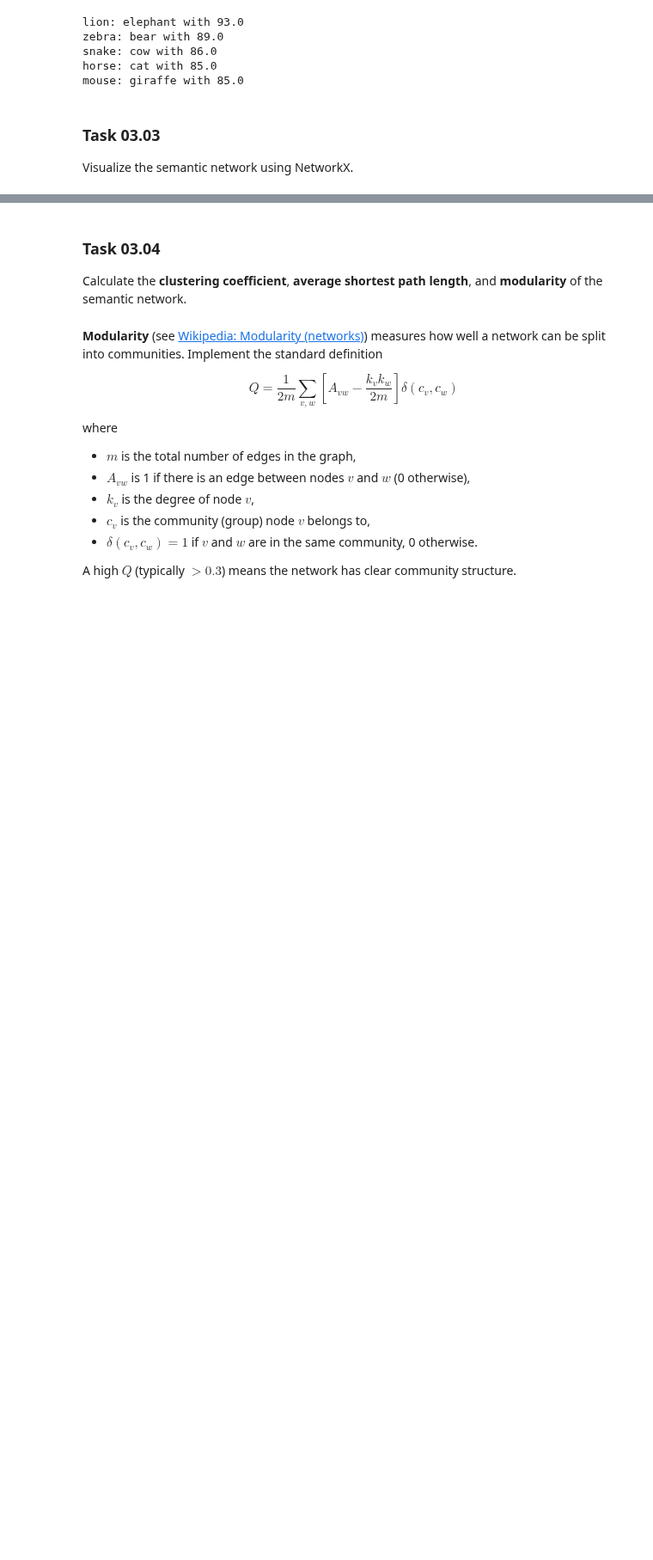
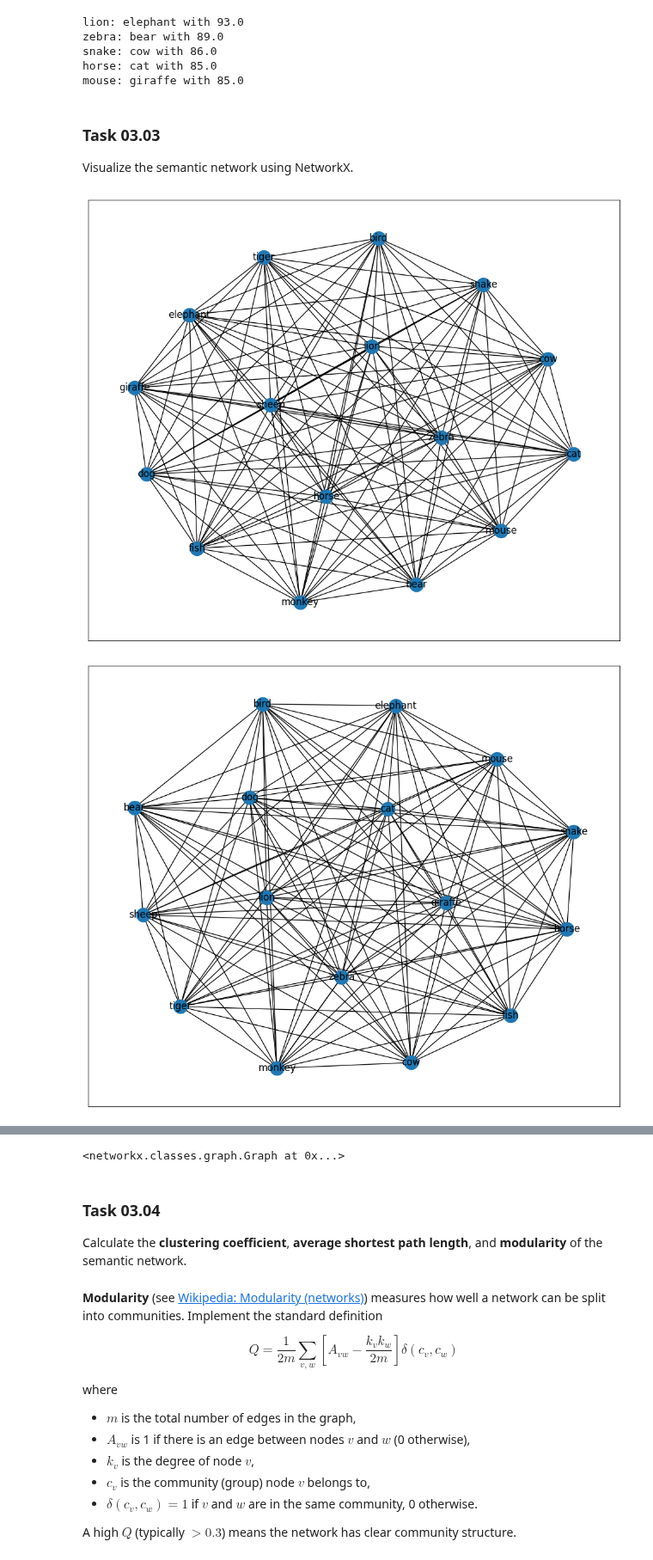
Before and after one commit to liliana-sanfilippo/uni, a Jupyter notebook: knowledge-representation/abgaben/abgabe3/Sheet_3_Semantic_RDF.ipynb, the cells around one changed output, grey strips where cells are left out. Shown at 86% size. Cells and saved outputs as stored; diff of their text form; code cells hidden in the pictures; blank space fills up the shorter version.

```diff
--- a/knowledge-representation/abgaben/abgabe3/Sheet_3_Semantic_RDF.ipynb
+++ b/knowledge-representation/abgaben/abgabe3/Sheet_3_Semantic_RDF.ipynb
@@ -212,9 +212,9 @@ def create_cooccurrence_matrix(X, response_cols, window_size=2):
 #         and display the 5 most frequently co-occurring animal pairs.
 # https://stackoverflow.com/questions/34417685/melt-the-upper-triangular-matrix-of-a-pandas-dataframe
 
-result = create_cooccurrence_matrix(X, X[: , 3:])
+cooccurrence_df = create_cooccurrence_matrix(X, X[: , 3:])
 
-upper_half_df = result.where(np.triu(np.ones(result.shape)).astype(np.bool))
+upper_half_df = cooccurrence_df.where(np.triu(np.ones(cooccurrence_df.shape)).astype(np.bool))
 
 maxes = upper_half_df.max().sort_values(ascending=False).iloc[0:5].to_dict()
 
@@ -247,31 +247,61 @@ def draw_semantic_network(cooccurrence_df, threshold=5, title="Semantic Network"
         Minimum co-occurrence count required to draw an edge.
     title : str
         Plot title.
 
     Returns
     -------
     G : networkx.Graph
         The constructed graph.
     """
     G = nx.Graph()
     animals = cooccurrence_df.index.tolist()
     G.add_nodes_from(animals)
 
     # TODO 1: Iterate over all pairs (i, j) with i < j in the co-occurrence
     #         matrix and add an edge with weight = co-occurrence count
     #         whenever the count is strictly greater than `threshold`.
 
+    for i in range(len(animals)):
+        for j in range(len(animals)):
+            if i >= j:
+                continue
+            if cooccurrence_df[animals[i]][animals[j]] > threshold:
+                G.add_edge(animals[i], animals[j],  weight=cooccurrence_df[animals[i]][animals[j]])
+                #print("Added " + animals[i] + " to " + animals[j])
 
     # TODO 2: Draw the graph with matplotlib.
     #         - Use nx.spring_layout for positions.
     #         - Use nx.draw_networkx_nodes / _edges / _labels.
     #         - Edge widths should reflect the edge weight.
     #         - Set the title and call plt.show().
+
+
     plt.figure(figsize=(12, 10))
 
+    pos = nx.spring_layout(G, method="energy", weight="weight", gravity=0.00000001)
+
+    nodes = nx.draw_networkx_nodes(G, pos=pos)
+    edges = nx.draw_networkx_edges(G, pos=pos)
+    labels = nx.draw_networkx_labels(G, pos=pos)
+    plt.show()
 
     return G
 
-
+#print(cooccurrence_df)
 # TODO 3: Call draw_semantic_network with threshold=5 and again with threshold=10.
 #         Compare the two networks visually.
+
+#### -> The length of the edges is not proportional to the edge weights, just influcend by them. The differences are only really
+#### visible with a threshold of 60 or higher, as the many edges do not allow for a more accurate spacing otherwise.
+#### The graph with thresholf 5 shows very little grouping. The one with threshold 10 neither, but it is visible that some animals
+#### are situated differently.
+#### It is notable that with a threshold of 10, most mammal carnivores are close together and the elephant took a central spot.
+
+draw_semantic_network(cooccurrence_df)
+draw_semantic_network(cooccurrence_df, 10)
+
+
+draw_semantic_network(cooccurrence_df, 0)
+# %% [output]
+[figure, added]
+[figure, added]
@@ -278,3 +309,4 @@ def draw_semantic_network(cooccurrence_df, threshold=5, title="Semantic Network"
+<networkx.classes.graph.Graph at 0x...>
 # %% [markdown]
 ### Task 03.04
 Calculate the **clustering coefficient**, **average shortest path length**, and **modularity** of the semantic network.
```
Also changed, not shown: parts of 1 cell of this notebook.
